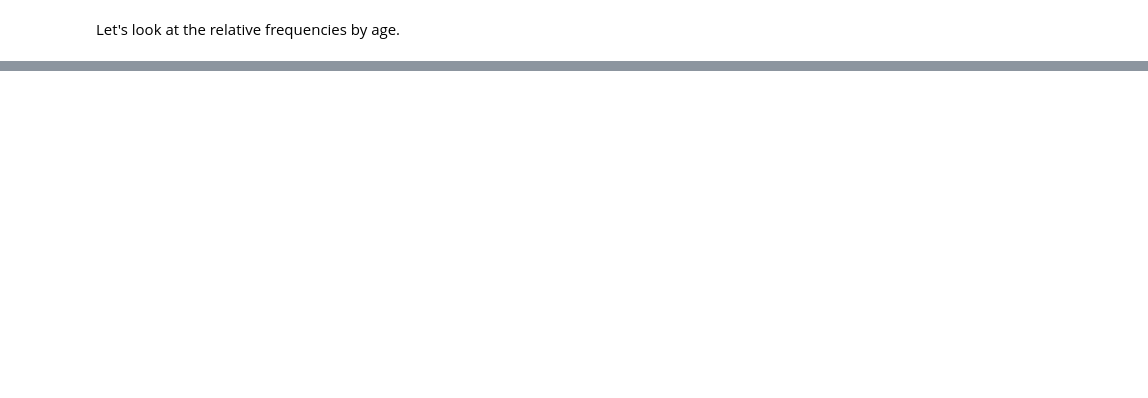
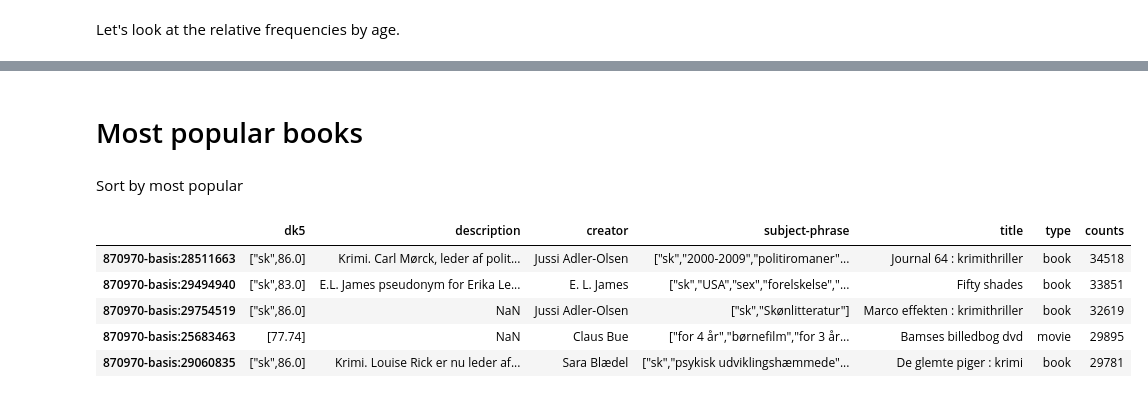
Before and after one commit to KPLauritzen/DBC_analysis, a Jupyter notebook: DBC_analysis.ipynb, the cells around one changed output, grey strips where cells are left out. Cells and saved outputs as stored; diff of their text form; code cells hidden in the pictures; blank space fills up the shorter version.

```diff
--- a/DBC_analysis.ipynb
+++ b/DBC_analysis.ipynb
@@ -73,0 +90,2 @@ small_lending['freq']= freqs[small_lending.material_id].values
+# %% [markdown]
+# Most popular books
@@ -73,0 +103,2 @@ small_lending['freq']= freqs[small_lending.material_id].values
+# %% [markdown]
+Sort by most popular
@@ -73,0 +107,9 @@ small_lending['freq']= freqs[small_lending.material_id].values
+# %%
+materials.head()
+# %% [output]
+|  | dk5 | description | creator | subject-phrase | title | type | counts |
+| 870970-basis:28511663 | ["sk",86.0] | Krimi. Carl Mørck, leder af polit... | Jussi Adler-Olsen | ["sk","2000-2009","politiromaner"... | Journal 64 : krimithriller | book | 34518 |
+| 870970-basis:29494940 | ["sk",83.0] | E.L. James pseudonym for Erika Le... | E. L. James | ["sk","USA","sex","forelskelse","... | Fifty shades | book | 33851 |
+| 870970-basis:29754519 | ["sk",86.0] | NaN | Jussi Adler-Olsen | ["sk","Skønlitteratur"] | Marco effekten : krimithriller | book | 32619 |
+| 870970-basis:25683463 | [77.74] | NaN | Claus Bue | ["for 4 år","børnefilm","for 3 år... | Bamses billedbog dvd | movie | 29895 |
+| 870970-basis:29060835 | ["sk",86.0] | Krimi. Louise Rick er nu leder af... | Sara Blædel | ["sk","psykisk udviklingshæmmede"... | De glemte piger : krimi | book | 29781 |
```
Also changed, not shown: parts of 30 cells of this notebook.
